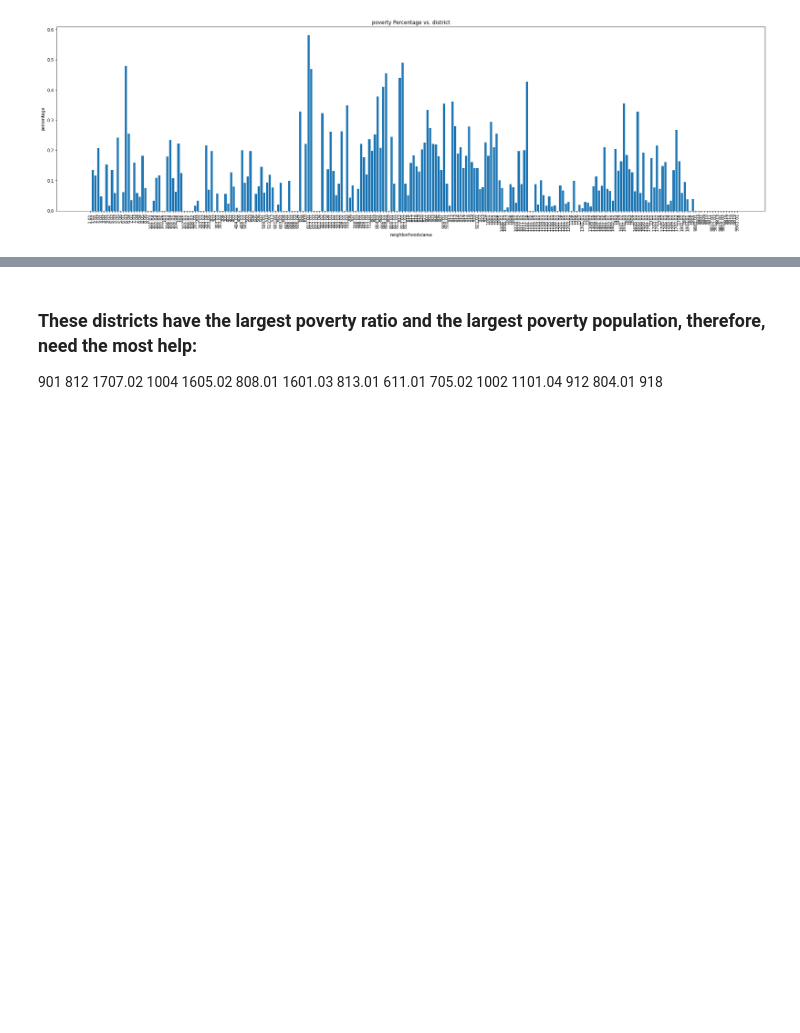
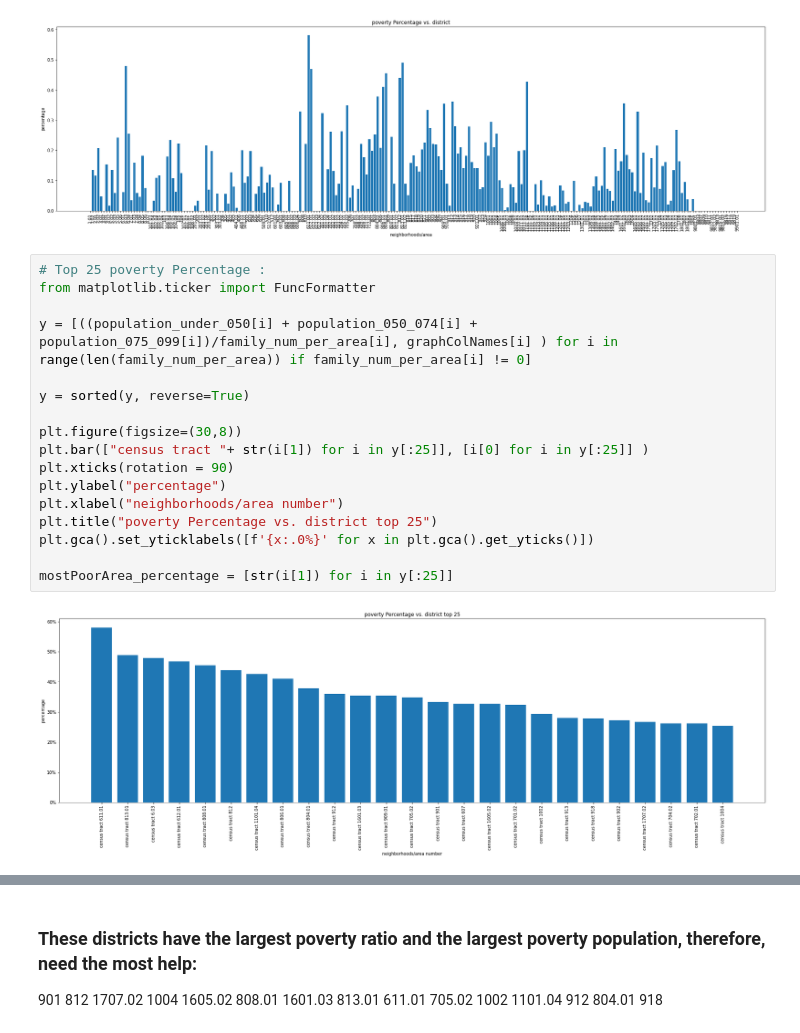
Before and after one commit to BU-Spark/ds-councilor-lara-ubi, a Jupyter notebook: spring23-team-1/TopicAnswers/JiaheQuestionAnswers/income_distribution.ipynb, the cells around one changed output, grey strips where cells are left out. Saved outputs shown, nothing was run; the diff lists cells and outputs as text; blank space fills up the shorter version.

```diff
--- a/spring23-team-1/TopicAnswers/JiaheQuestionAnswers/income_distribution.ipynb
+++ b/spring23-team-1/TopicAnswers/JiaheQuestionAnswers/income_distribution.ipynb
@@ -107,4 +105,23 @@ plt.title("poverty Percentage vs. district")
 # %% [output]
 Text(0.5, 1.0, 'poverty Percentage vs. district')
 [figure]
+# %%
+# Top 25 poverty Percentage :
+from matplotlib.ticker import FuncFormatter
+
+y = [((population_under_050[i] + population_050_074[i] + population_075_099[i])/family_num_per_area[i], graphColNames[i] ) for i in range(len(family_num_per_area)) if family_num_per_area[i] != 0]
+
+y = sorted(y, reverse=True)
+
+plt.figure(figsize=(30,8))
+plt.bar(["census tract "+ str(i[1]) for i in y[:25]], [i[0] for i in y[:25]] )
+plt.xticks(rotation = 90)
+plt.ylabel("percentage")
+plt.xlabel("neighborhoods/area number")
+plt.title("poverty Percentage vs. district top 25")
+plt.gca().set_yticklabels([f'{x:.0%}' for x in plt.gca().get_yticks()])
+
+mostPoorArea_percentage = [str(i[1]) for i in y[:25]]
+# %% [output]
+[figure, added]
 # %%
```
Also changed, not shown: parts of 5 cells of this notebook, 2 other files.
